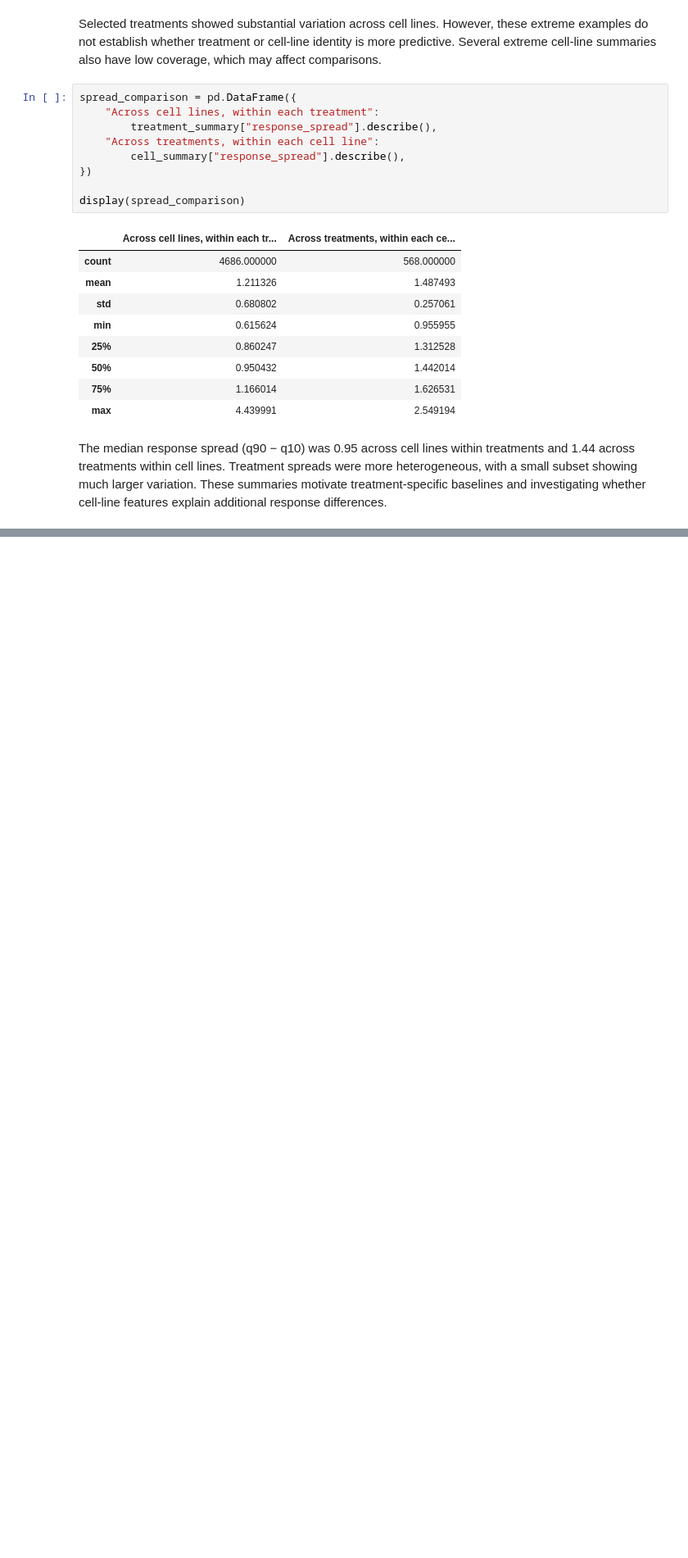
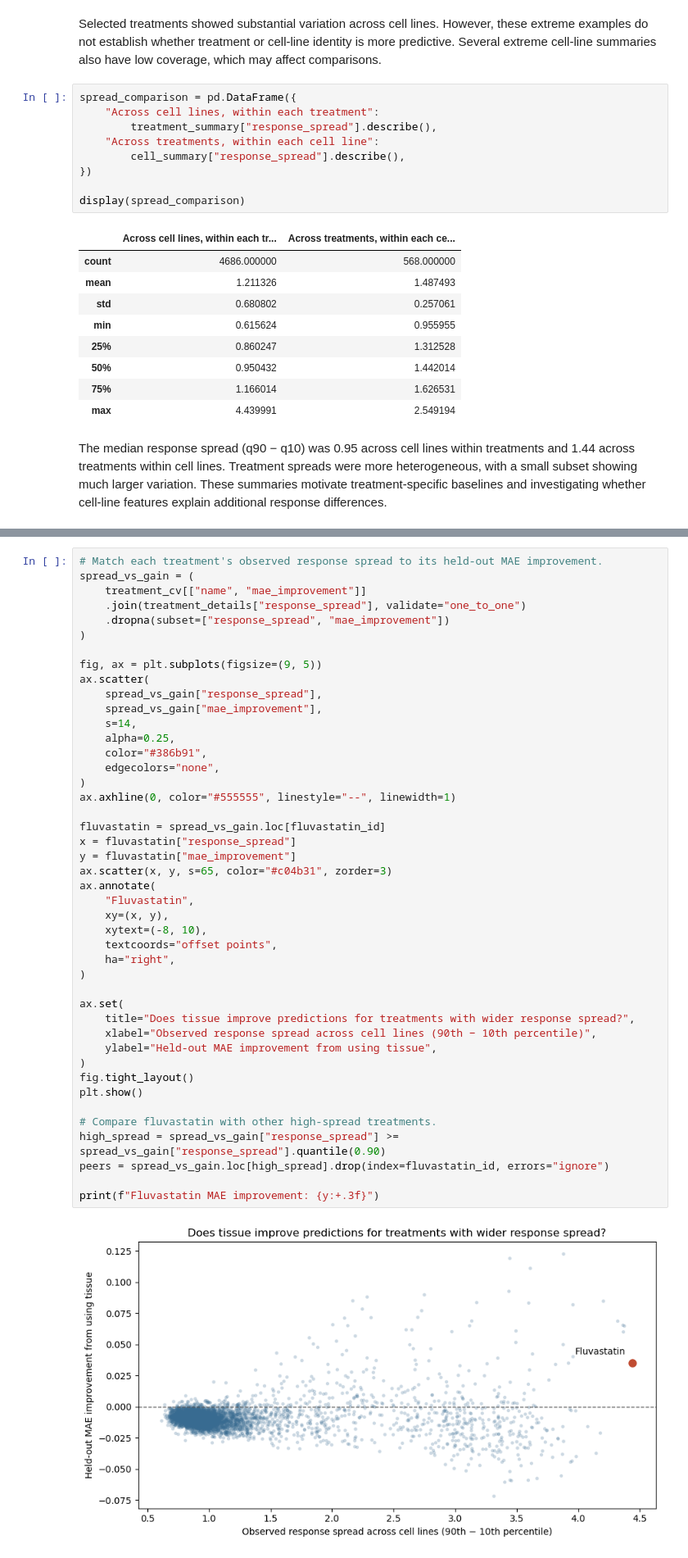
Before and after one commit to wesley-hawes/prism-drug-response, a Jupyter notebook: notebooks/EDA1.ipynb, the cells around one changed output, grey strips where cells are left out. Shown at 82% size. Drawn from its saved outputs; the diff is of its cells as text; blank space fills up the shorter version.

```diff
--- a/notebooks/EDA1.ipynb
+++ b/notebooks/EDA1.ipynb
@@ -413,0 +708,46 @@ whether cell-line features explain additional response differences.
+# %%
+# Match each treatment's observed response spread to its held-out MAE improvement.
+spread_vs_gain = (
+    treatment_cv[["name", "mae_improvement"]]
+    .join(treatment_details["response_spread"], validate="one_to_one")
+    .dropna(subset=["response_spread", "mae_improvement"])
+)
+
+fig, ax = plt.subplots(figsize=(9, 5))
+ax.scatter(
+    spread_vs_gain["response_spread"],
+    spread_vs_gain["mae_improvement"],
+    s=14,
+    alpha=0.25,
+    color="#386b91",
+    edgecolors="none",
+)
+ax.axhline(0, color="#555555", linestyle="--", linewidth=1)
+
+fluvastatin = spread_vs_gain.loc[fluvastatin_id]
+x = fluvastatin["response_spread"]
+y = fluvastatin["mae_improvement"]
+ax.scatter(x, y, s=65, color="#c04b31", zorder=3)
+ax.annotate(
+    "Fluvastatin",
+    xy=(x, y),
+    xytext=(-8, 10),
+    textcoords="offset points",
+    ha="right",
+)
+
+ax.set(
+    title="Does tissue improve predictions for treatments with wider response spread?",
+    xlabel="Observed response spread across cell lines (90th − 10th percentile)",
+    ylabel="Held-out MAE improvement from using tissue",
+)
+fig.tight_layout()
+plt.show()
+
+# Compare fluvastatin with other high-spread treatments.
+high_spread = spread_vs_gain["response_spread"] >= spread_vs_gain["response_spread"].quantile(0.90)
+peers = spread_vs_gain.loc[high_spread].drop(index=fluvastatin_id, errors="ignore")
+
+print(f"Fluvastatin MAE improvement: {y:+.3f}")
+# %% [output]
+[figure, added]
```
Also changed, not shown: parts of 20 cells of this notebook.
